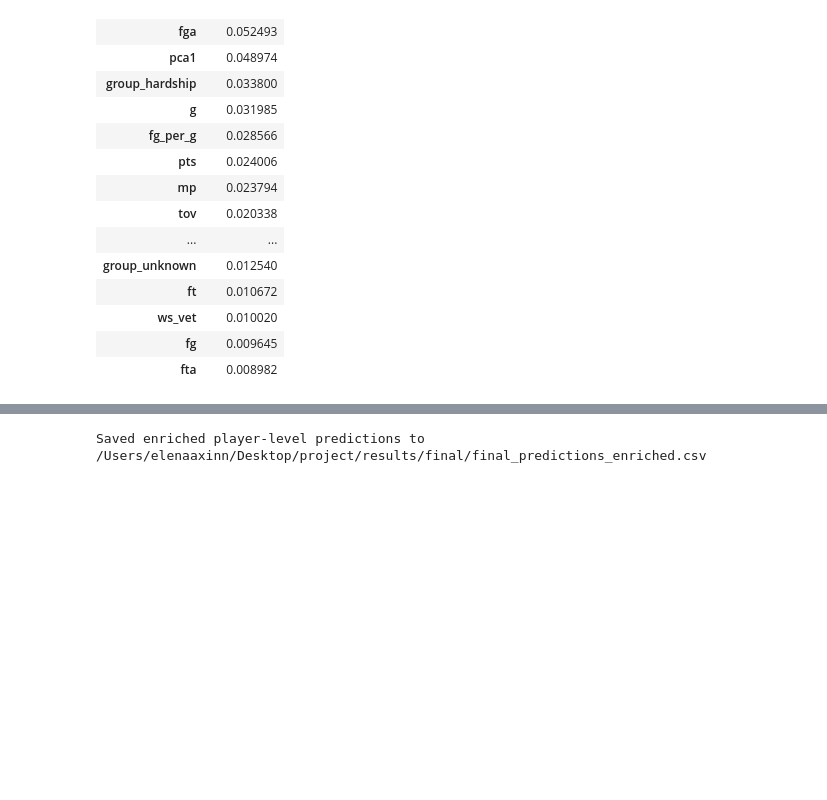
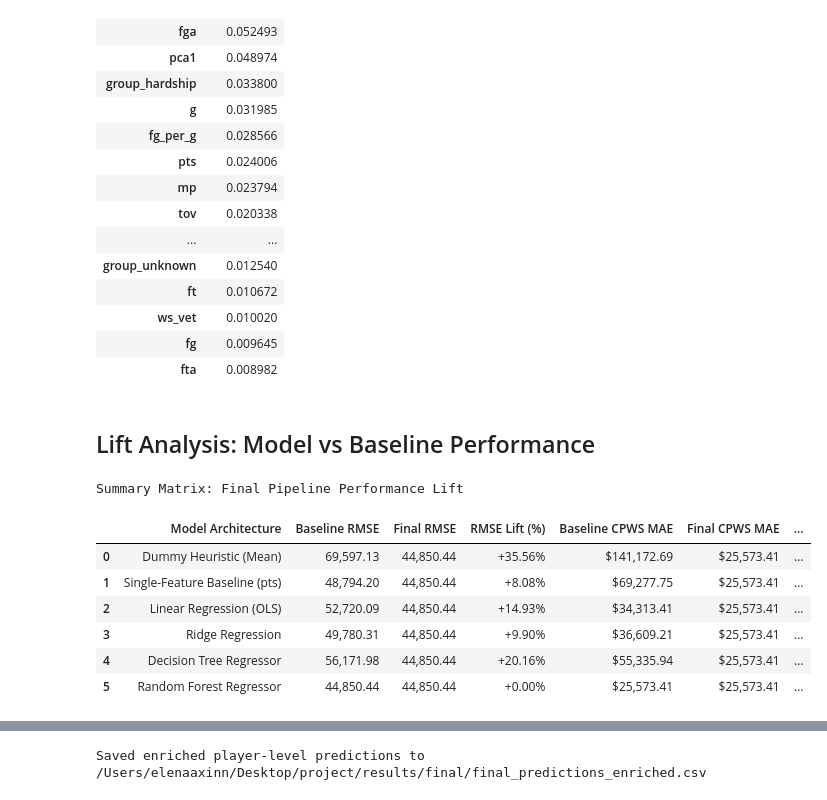
Before and after one commit to Erdos-Projects/summer26-wnba-player-valuation, a Jupyter notebook: notebooks/final_visuals.ipynb, the cells around one changed output, grey strips where cells are left out. Drawn from its saved outputs; the diff is of its cells as text; code cells hidden in the pictures; blank space fills up the shorter version.

```diff
--- a/notebooks/final_visuals.ipynb
+++ b/notebooks/final_visuals.ipynb
@@ -455,3 +456,54 @@ display(top_importances.to_frame("importance"))
 | ws_vet | 0.010020 |
 | fg | 0.009645 |
 | fta | 0.008982 |
+# %% [markdown]
+## Lift Analysis: Model vs Baseline Performance
+# %%
+baseline_data = {
+    "Model Architecture": [
+        "Dummy Heuristic (Mean)",
+        "Single-Feature Baseline (pts)",
+        "Linear Regression (OLS)",
+        "Ridge Regression",
+        "Decision Tree Regressor",
+        "Random Forest Regressor"
+    ],
+    "Baseline RMSE": [69597.131729, 48794.201500, 52720.092685, 49780.306324, 56171.981342, 44850.440577],
+    "Baseline CPWS MAE": [141172.69, 69277.75, 34313.41, 36609.21, 55335.94, 25573.41]
+}
+
+df_lift = pd.DataFrame(baseline_data)
+
+final_rmse = 44850.44    # <-- REPLACE WITH YOUR ACTUAL FINAL PIPELINE RMSE
+final_cpws_mae = 25573.41  # <-- REPLACE WITH YOUR ACTUAL FINAL PIPELINE CPWS MAE
+
+df_lift["Final RMSE"] = final_rmse
+df_lift["RMSE Lift (%)"] = ((df_lift["Baseline RMSE"] - df_lift["Final RMSE"]) / df_lift["Baseline RMSE"]) * 100
+
+df_lift["Final CPWS MAE"] = final_cpws_mae
+df_lift["CPWS MAE Lift (%)"] = ((df_lift["Baseline CPWS MAE"] - df_lift["Final CPWS MAE"]) / df_lift["Baseline CPWS MAE"]) * 100
+
+df_lift_display = df_lift.copy()
+for col in ["Baseline RMSE", "Final RMSE"]:
+    df_lift_display[col] = df_lift_display[col].map("{:,.2f}".format)
+for col in ["Baseline CPWS MAE", "Final CPWS MAE"]:
+    df_lift_display[col] = df_lift_display[col].map("${:,.2f}".format)
+
+df_lift_display["RMSE Lift (%)"] = df_lift_display["RMSE Lift (%)"].map("{:+.2f}%".format)
+df_lift_display["CPWS MAE Lift (%)"] = df_lift_display["CPWS MAE Lift (%)"].map("{:+.2f}%".format)
+
+print("Summary Matrix: Final Pipeline Performance Lift")
+df_lift_display[[
+    "Model Architecture",
+    "Baseline RMSE", "Final RMSE", "RMSE Lift (%)",
+    "Baseline CPWS MAE", "Final CPWS MAE", "CPWS MAE Lift (%)"
+]]
+# %% [output]
+Summary Matrix: Final Pipeline Performance Lift
+|  | Model Architecture | Baseline RMSE | Final RMSE | RMSE Lift (%) | Baseline CPWS MAE | Final CPWS MAE | ... |
+| 0 | Dummy Heuristic (Mean) | 69,597.13 | 44,850.44 | +35.56% | $141,172.69 | $25,573.41 | ... |
+| 1 | Single-Feature Baseline (pts) | 48,794.20 | 44,850.44 | +8.08% | $69,277.75 | $25,573.41 | ... |
+| 2 | Linear Regression (OLS) | 52,720.09 | 44,850.44 | +14.93% | $34,313.41 | $25,573.41 | ... |
+| 3 | Ridge Regression | 49,780.31 | 44,850.44 | +9.90% | $36,609.21 | $25,573.41 | ... |
+| 4 | Decision Tree Regressor | 56,171.98 | 44,850.44 | +20.16% | $55,335.94 | $25,573.41 | ... |
+| 5 | Random Forest Regressor | 44,850.44 | 44,850.44 | +0.00% | $25,573.41 | $25,573.41 | ... |
```
Also changed, not shown: parts of 3 cells of this notebook, 2 other files.
